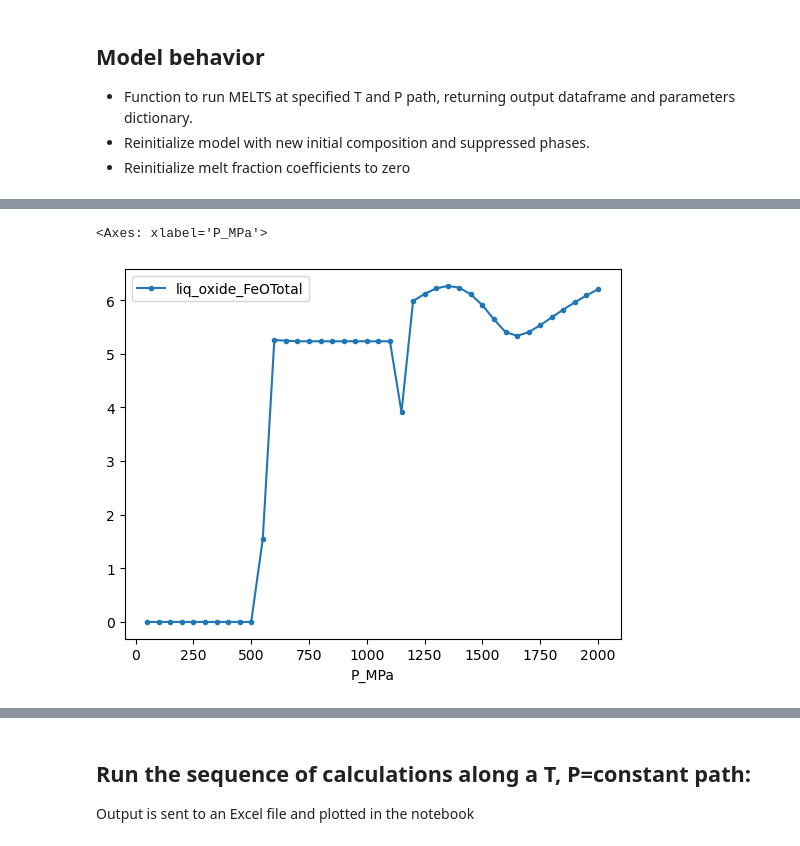
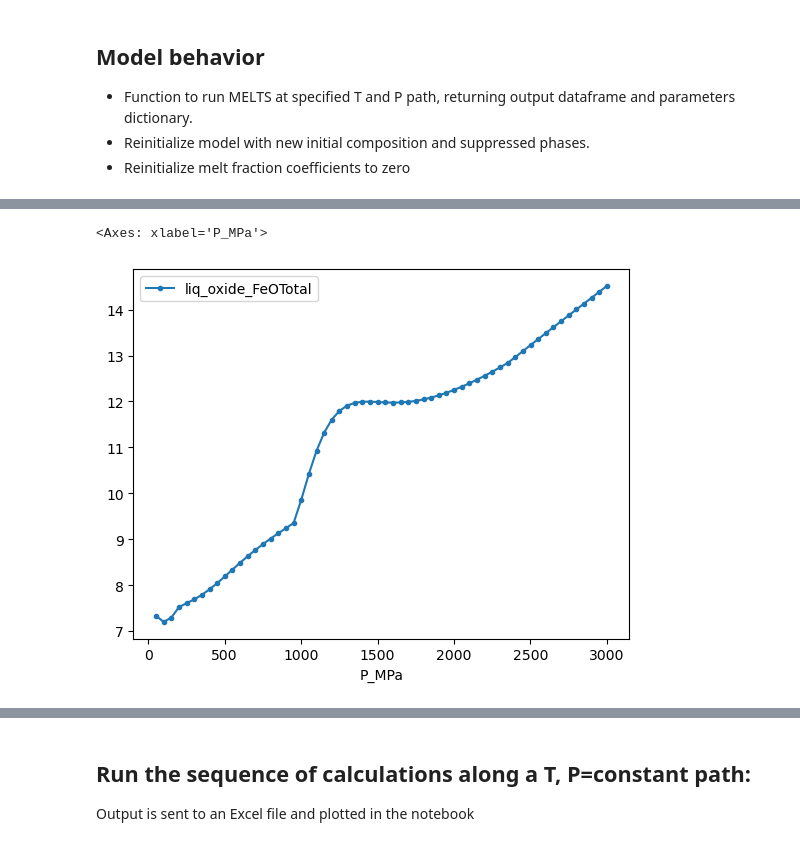
Before and after one commit to whtowbin/melts_enki, a Jupyter notebook: DMM_Melting_Fractionation-Dynamic_.ipynb, the cells around one changed output, grey strips where cells are left out. Drawn from its saved outputs; the diff is of its cells as text; code cells hidden in the pictures.

```diff
--- a/DMM_Melting_Fractionation-Dynamic_.ipynb
+++ b/DMM_Melting_Fractionation-Dynamic_.ipynb
@@ -276,7 +271,7 @@ def run_dynamic_fractional_melting(t0,
             'total_mass_g': total_mass,
             'liquid_mass_g': liquid_mass,
             'liquid_fraction': liquid_fraction,
-            'frac_liq': frac_liq
+            'frac_liq_coeff': frac_liq
         }
         # add phase masses
         for ph, m in phase_masses.items():
@@ -333,28 +328,45 @@ def run_dynamic_fractional_melting(t0,
 
     return df, params
 
-def adiabat_calc(potential_temp = 1373, slope_C_per_GPa = 18/1000, p0 = 3000, p_step = -50):
+def adiabat_calc(potential_temp = 1373, slope_C_per_GPa = 18/1000, p0 = 3000, p_f = 1, n_steps = 60):
 
-    return{"p0":potential_temp + slope_C_per_GPa * p0, "p_f": potential_temp, }
+    t0 = potential_temp + slope_C_per_GPa * p0
 
-    adiabat_t = np.array((1377,1404.5,1415,1425.5,1431))
-    adiabat_p = np.array((0,1.500015,2.100021,2.700027,3.00003))
+    return{"t0":t0, "t_f": potential_temp, "p0":p0, "p_f" : p_f, "n_steps": 60, "p_step" : -(p0 -p_f)/n_steps, "t_step": -(t0-potential_temp)/n_steps }
+
+    #Example Adiabat arrays with 18˚ per GPa.
+    # adiabat_t = np.array((1377,1404.5,1415,1425.5,1431))
+    # adiabat_p = np.array((0,1.500015,2.100021,2.700027,3.00003))
+
+def accumulate_melt_along_path(df):
+    """Calculates the accumulated melt composition over a PT path """
+    df_liq_comp = df.filter(like="liq_oxide") # Filters for only liquid compositional data
+    melt_removed = df['total_mass_g'].diff() # Calulates the melt removed at each timestep
+    cumm_removed = (df['total_mass_g'] - df['total_mass_g'][0]).round(6) # Cummulative Melt Removed from system
+    melt_extract_grams = (melt_removed * df_liq_comp.T).T # Composition of melt removed in grams
+    accumulated_melt_grams = melt_extract_grams.cumsum() # Cummulative sum of melts composition removed in grams
+    accumulated_melt_wt_percent = (accumulated_melt_grams.T/cumm_removed).T.replace([np.inf, -np.inf], np.nan) # Converts composition from mass to weight percent
+    return accumulated_melt_wt_percent
 # %%
 set_melt_composition(melt_composition, Fe3FeT_ratio=0.1, H2O_wt=0.011)
+adiabat_dict = adiabat_calc(potential_temp = 1373, slope_C_per_GPa = 18/1000, p0 = 3000, p_f = 1, n_steps = 60)
 
+fractionation_threshold = 0.01 # 1% is 0.01
 
-df, params = run_dynamic_fractional_melting(t0 = 1405,
-                                   t_f=1377,
-                                   p0 = 2000.00,
-                                   p_f=1,
-                                   n_steps=40,
-                                   t_step=-0.825,
-                                    p_step=-50.0,
-                                    threshold_melt_fraction=0.01,
+df, params = run_dynamic_fractional_melting(t0 = adiabat_dict["t0"],
+                                   t_f=adiabat_dict["t_f"],
+                                   p0 = adiabat_dict["p0"],
+                                   p_f=adiabat_dict["p_f"],
+                                   n_steps=adiabat_dict["n_steps"],
+                                   t_step=adiabat_dict["t_step"],
+                                    p_step=adiabat_dict["p_step"],
+                                    threshold_melt_fraction=fractionation_threshold,
                                     melts_obj=melts,
                                     frac_coeff_in=frac_coeff,
                                     track_phases=None,
                                     write_excel=False,
                                     excel_filename="dynamic_fractionation_summary.xlsx",
                                     sheet_name="Summary")
+
+accumulated_melts = accumulate_melt_along_path(df)
 # %% [output]
@@ -378,6 +390,6 @@ T:1377.0, P:50.0
 # %%
-df['liq_oxide_FeOTotal'] = df["liq_oxide_FeO"] + df['liq_oxide_Fe2O3']/1.11
+# df['liq_oxide_FeOTotal'] = df["liq_oxide_FeO"] + df['liq_oxide_Fe2O3']/1.11
 df.plot("P_MPa", "liq_oxide_FeOTotal", marker = '.')
 # %% [output]
 <Axes: xlabel='P_MPa'>
-[figure, old version]
+[figure, new version]
```
Also changed, not shown: parts of 19 cells of this notebook.
